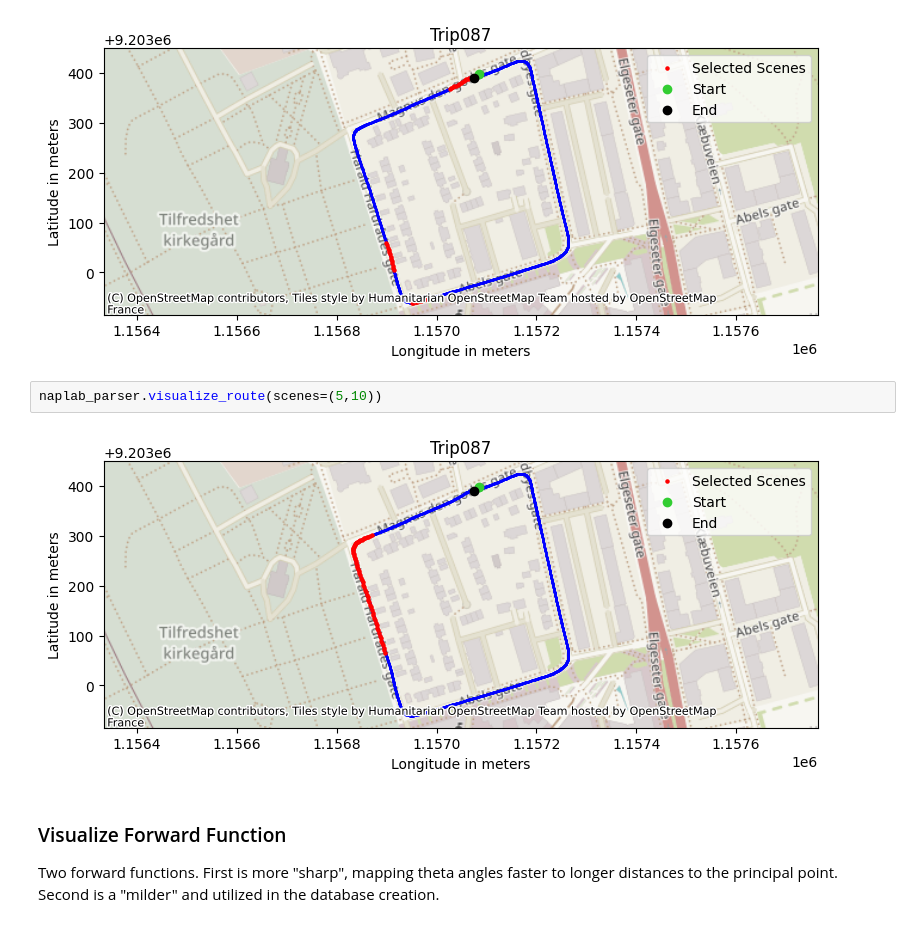
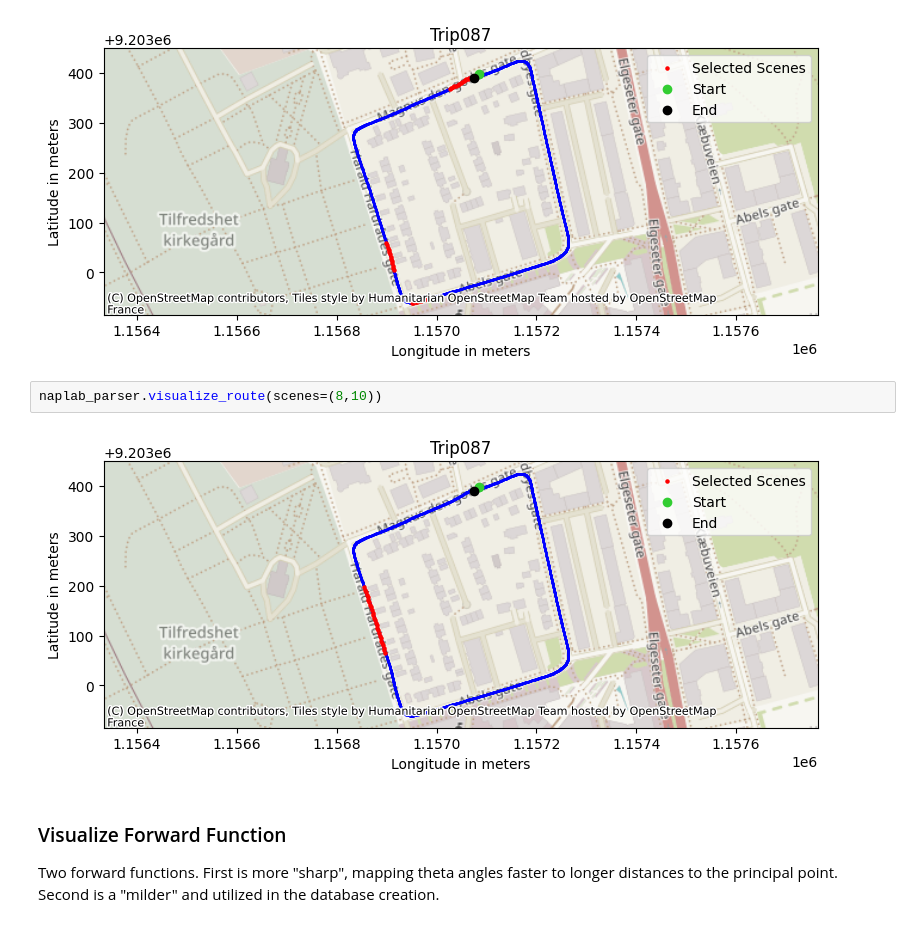
Before and after one commit to farup/naplab, a Jupyter notebook: naplab/notebooks/01_parsing_example.ipynb, the cells around one changed output. Drawn from its saved outputs; the diff is of its cells as text.

```diff
--- a/naplab/notebooks/01_parsing_example.ipynb
+++ b/naplab/notebooks/01_parsing_example.ipynb
@@ -75,9 +71,9 @@ naplab_parser.visualize_route(scenes=scenes_plot)
 # %% [output]
 [figure]
 # %%
-naplab_parser.visualize_route(scenes=(5,10))
+naplab_parser.visualize_route(scenes=(8,10))
 # %% [output]
-[figure, old version]
+[figure, new version]
 # %% [markdown]
 ### Visualize Forward Function
 
```
Also changed, not shown: parts of 2 cells of this notebook, 3 other files.
